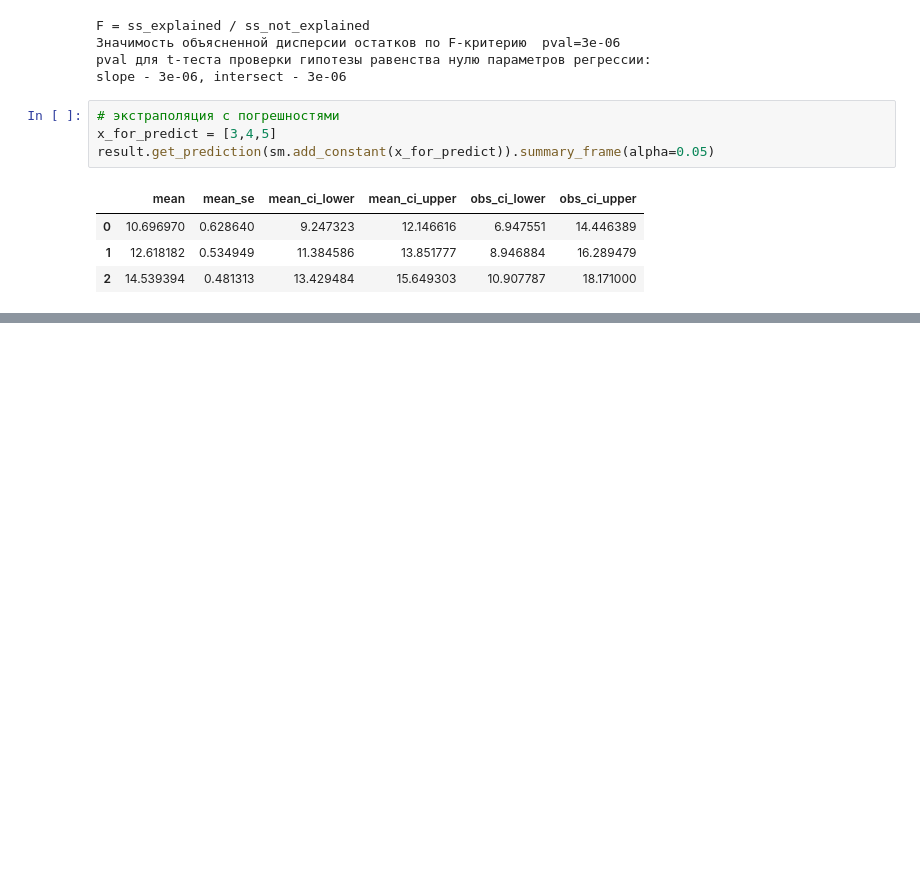
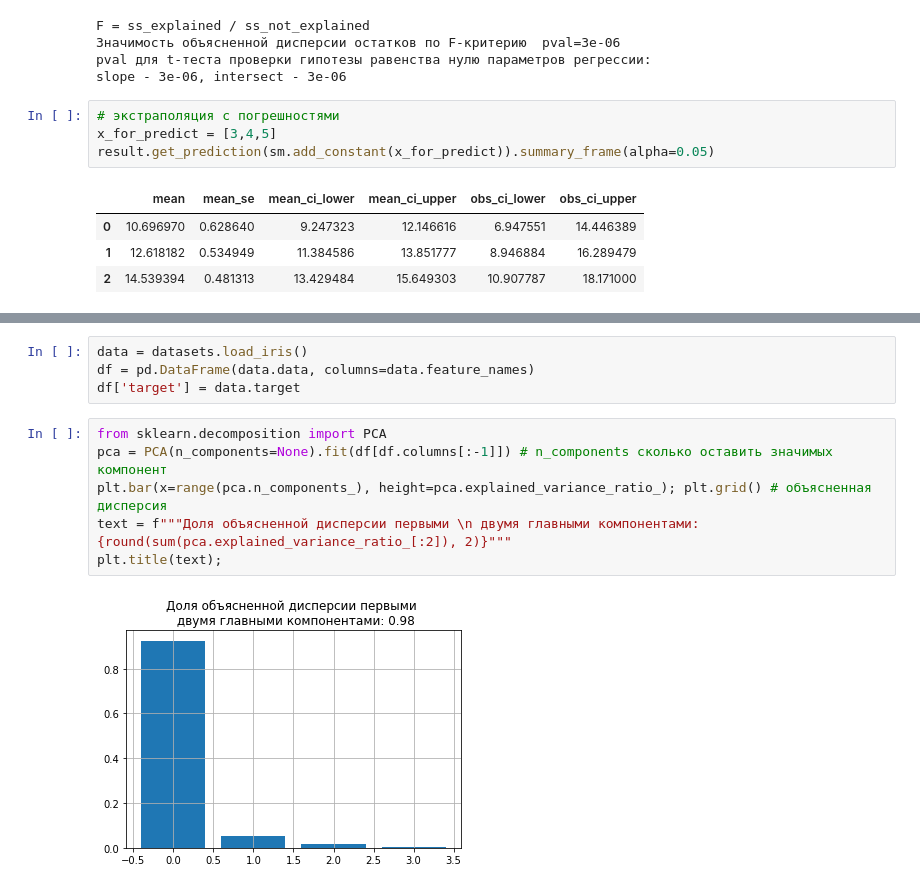
Before and after one commit to gavrevnik/analytics_tools, a Jupyter notebook: statistics.ipynb, the cells around one changed output, grey strips where cells are left out. Cells and saved outputs as stored; diff of their text form; blank space fills up the shorter version.

```diff
--- a/statistics.ipynb
+++ b/statistics.ipynb
@@ -764,0 +838,12 @@ result.get_prediction(sm.add_constant(x_for_predict)).summary_frame(alpha=0.05)
+# %%
+data = datasets.load_iris()
+df = pd.DataFrame(data.data, columns=data.feature_names)
+df['target'] = data.target
+# %%
+from sklearn.decomposition import PCA
+pca = PCA(n_components=None).fit(df[df.columns[:-1]]) # n_components сколько оставить значимых компонент
+plt.bar(x=range(pca.n_components_), height=pca.explained_variance_ratio_); plt.grid() # объясненная дисперсия
+text = f"""Доля объясненной дисперсии первыми \n двумя главными компонентами: {round(sum(pca.explained_variance_ratio_[:2]), 2)}"""
+plt.title(text);
+# %% [output]
+[figure, added]
```
Also changed, not shown: parts of 17 cells of this notebook, 9 other files.
